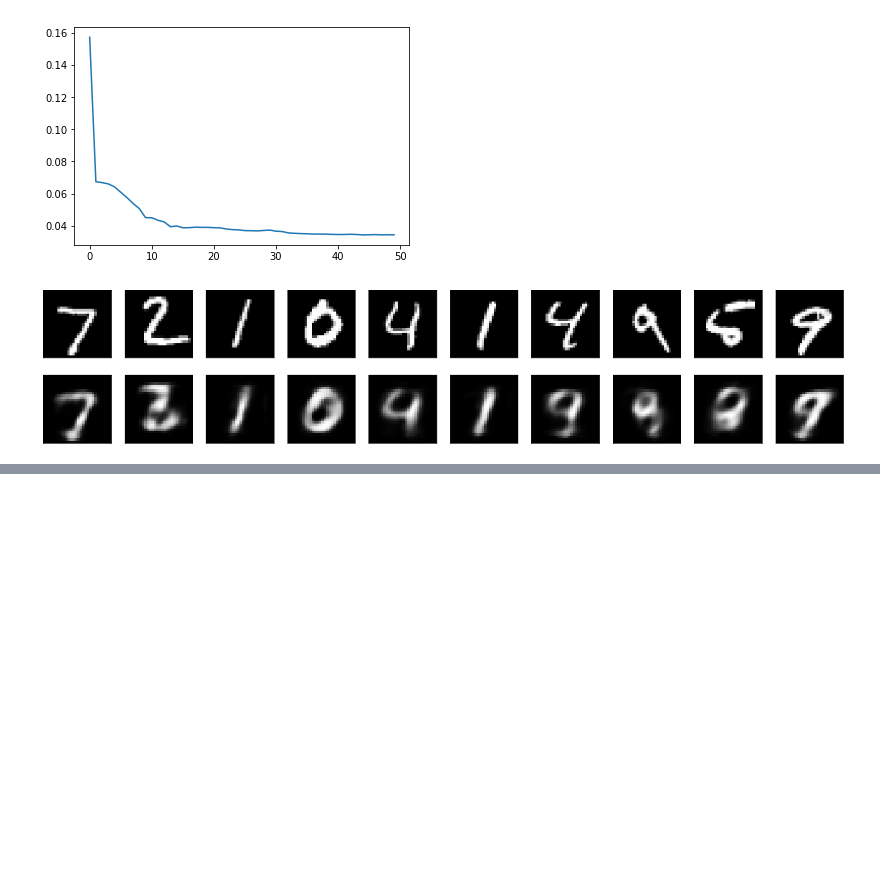
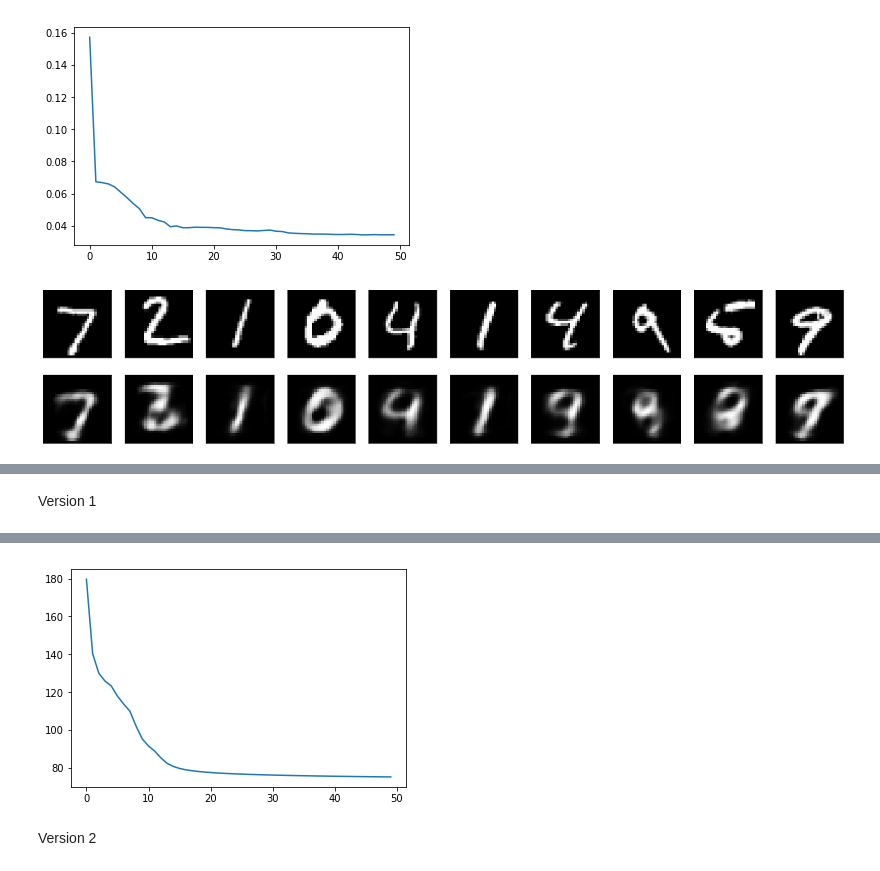
Before and after one commit to shannonycj/aetk, a Jupyter notebook: AE_with_MNIST.ipynb, the cells around one changed output, grey strips where cells are left out. Cells and saved outputs as stored; diff of their text form; code cells hidden in the pictures; blank space fills up the shorter version.

```diff
--- a/AE_with_MNIST.ipynb
+++ b/AE_with_MNIST.ipynb
@@ -451,0 +474,2 @@ plt.show()
+# %% [markdown]
+Version 1
@@ -451,0 +518,25 @@ plt.show()
+# %%
+#Same output exa.
+
+training_loss = []
+n_batches = 300 # that will lead to a batch size of 200
+batches = np.split(x_train, n_batches)
+np.random.shuffle(batches)
+n_epoches = 50
+
+X_ph, encoded, decoded, loss, train_op = variational_ae_version1(32, 784)
+
+sess = tf.Session()
+sess.run(tf.global_variables_initializer())
+
+
+for epoch in range(n_epoches):
+    batch_loss = 0
+    for b in batches:
+        _, losses = sess.run([train_op, loss], feed_dict={X_ph: b})
+        batch_loss += losses
+    training_loss.append(batch_loss/n_batches)
+    print(f'{epoch+1}/{n_epoches} finished, training loss: {batch_loss/n_batches}')
+plt.plot(training_loss)
+plt.show()
+# %% [output]
@@ -451,0 +560,3 @@ plt.show()
+[figure, added]
+# %% [markdown]
+Version 2
```
Also changed, not shown: parts of 17 cells of this notebook.
